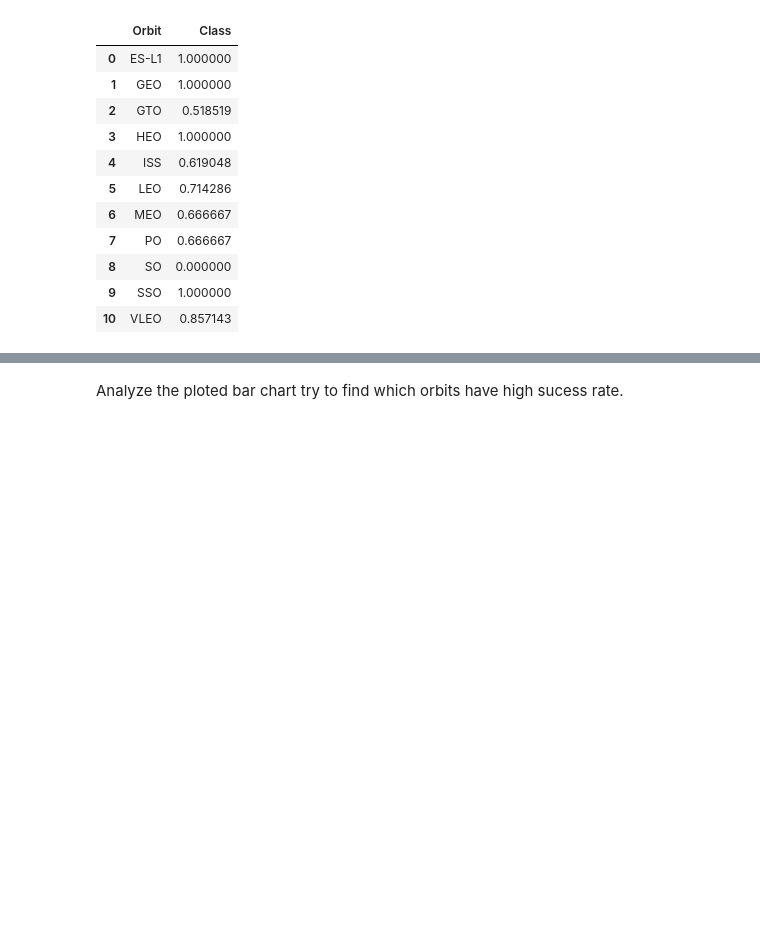
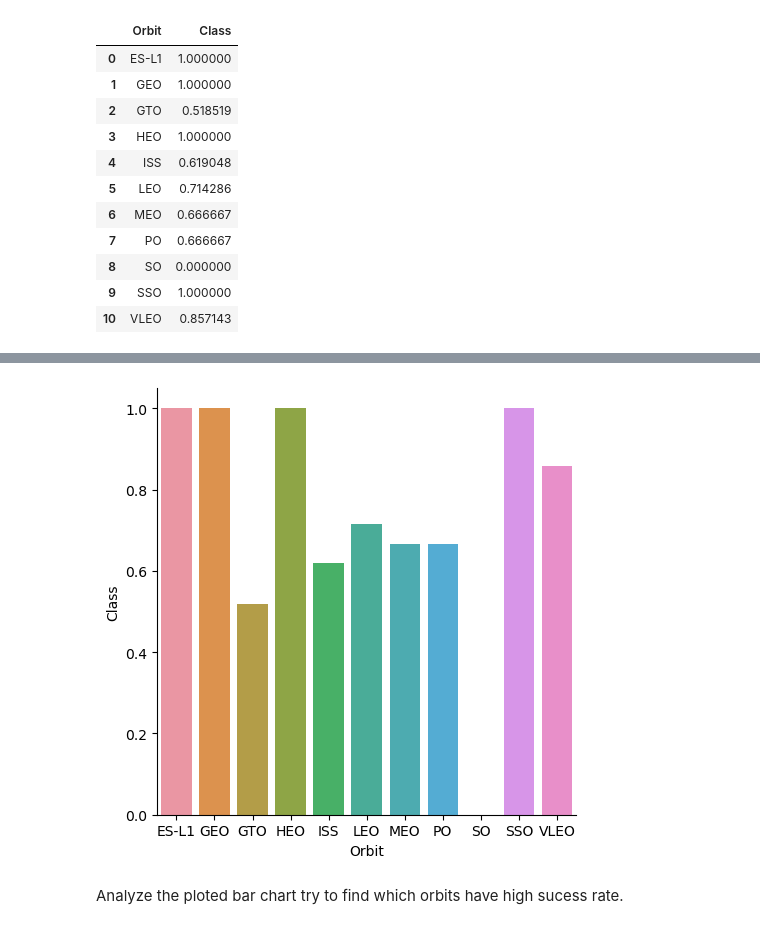
Before and after one commit to Kasheme/IBM-Data-Science-Course-Repo, a Jupyter notebook: EDA with Data Visualisation.ipynb, the cells around one changed output, grey strips where cells are left out. Drawn from its saved outputs; the diff is of its cells as text; code cells hidden in the pictures; blank space fills up the shorter version.

```diff
--- a/EDA with Data Visualisation.ipynb
+++ b/EDA with Data Visualisation.ipynb
@@ -133,7 +133,6 @@ Orbit_groupby
 | 10 | VLEO | 0.857143 |
 # %%
 # HINT use groupby method on Orbit column and get the mean of Class column
-import plotly.express as px
-fig = px.bar(Orbit_groupby, x='Orbit', y='Class', title = 'Average Success Rate by Orbit')
-fig.add_hline(Class_mean)
+sns.catplot(data=Orbit_groupby,kind='bar', x='Orbit', y='Class')
+plt.show()
 # %% [output]
@@ -142,3 +139,4 @@ fig.add_hline(Class_mean)
+[figure, added]
 # %% [markdown]
 Analyze the ploted bar chart try to find which orbits have high sucess rate.
 # %%
```
Also changed, not shown: parts of 7 cells of this notebook.
